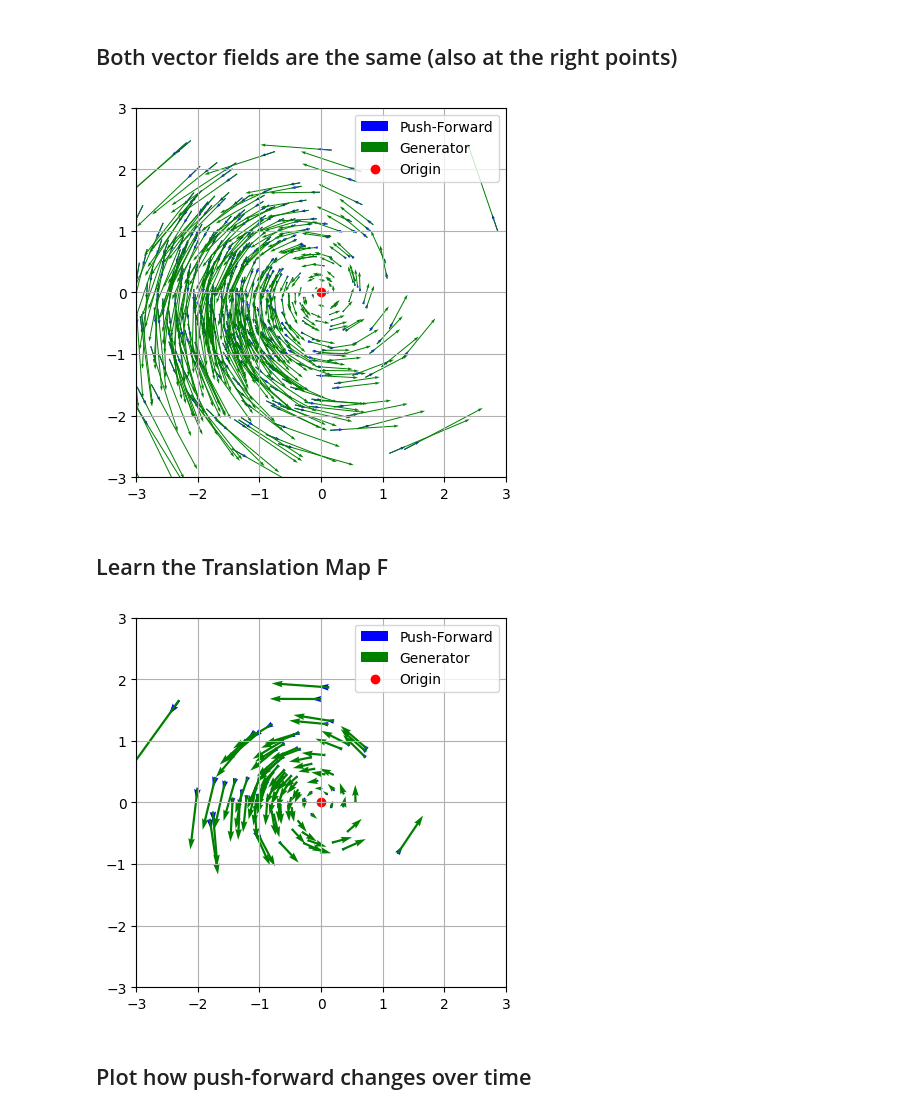
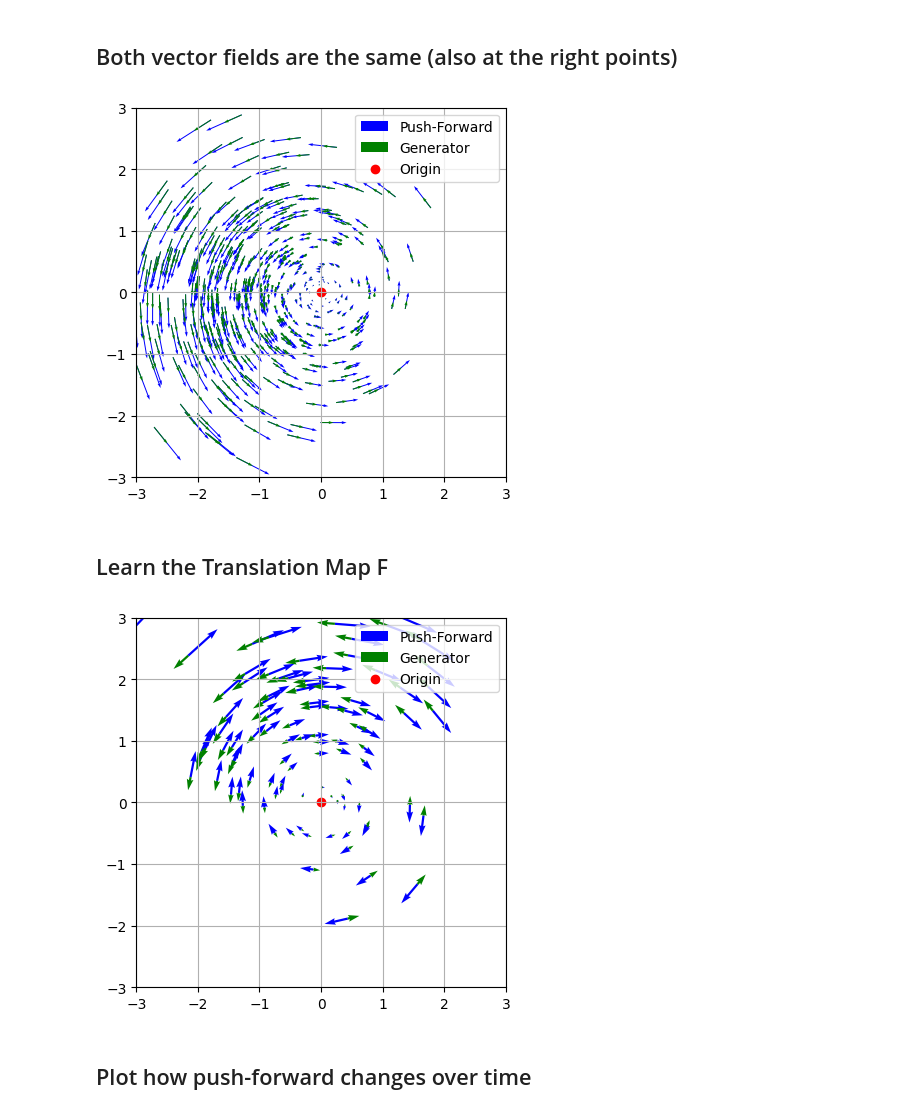
Before and after one commit to PaulNitschke/geo_meta_rl, a Jupyter notebook: differential_task_inference.ipynb, the cells around one changed output. Saved outputs shown, nothing was run; the diff lists cells and outputs as text; code cells hidden in the pictures.

Commit message:
updated frame plotting notebook

```diff
--- a/differential_task_inference.ipynb
+++ b/differential_task_inference.ipynb
@@ -263,13 +263,13 @@ def vector_field_task_1(p: th.tensor)->th.tensor:
 # %%
 # Callables for the vector fields of the base task and the generator of the symmetry that take in a point p and
 # return the vector field evaluated at that point
-META_SYMMETRY_LEARNED=th.tensor([[0, -5], [5,0]], dtype=DTYPE)
+META_SYMMETRY_LEARNED=th.tensor([[0, -0.5], [0.5,0]], dtype=DTYPE)
 base_task_vf_1_callable=lambda p : vector_field_task_1(p)
 generator_vf_1_callable=lambda p : th.matmul(META_SYMMETRY_LEARNED, p)
 base_task_vf_1_callable_batched=th.vmap(base_task_vf_1_callable)
 generator_vf_1_callable_batched=th.vmap(generator_vf_1_callable)
 
-BATCH_SIZE_BRACKET=32
+BATCH_SIZE_BRACKET=128
 ps=th.randn(size=(BATCH_SIZE_BRACKET,STATE_DIM), dtype=DTYPE)
 
 # If generator W is a symmetry of $f$, the infinitesimal generator must again be inside the Kernel.
@@ -311,7 +311,8 @@ _, ps_gen_ortho_comp_kernel=project_onto_subspace(ps_generator, basis=ps_kernel_
 ortho_comp_mean_norm=th.norm(ps_gen_ortho_comp_kernel, dim=1).mean()
 print(f"""Is W a symmetry of Kernel? Yes if and only if norm of orthogonal complement of generator with respect to Kernel is zero.\n
       Is Norm of Orthogonal Complement Zero? {th.allclose(ortho_comp_mean_norm, th.tensor(0.0, dtype=DTYPE), atol=0.01)}
-      Orthogonal complement (mean across sampled points): {ortho_comp_mean_norm.round(decimals=2)}""")
+      Orthogonal complement (mean across sampled points): {ortho_comp_mean_norm.round(decimals=2)}
+      Current Center of Kernel (Symmetry if center is origin): {CENTER_KERNEL}""")
 # %% [output]
 Is W a symmetry of Kernel? Yes if and only if norm of orthogonal complement of generator with respect to Kernel is zero.
 
@@ -328,8 +353,8 @@ Then, both vector fields will once again be F-related.
 # %%
 # Ground-truth transformation that shifts all data one unit to the left, e.g. the base task into the origin
 # We apply H_star to our data and then discard the bias term again afterwards
-H_STAR=th.tensor([[1.0,0.0,-1.0], [0.0, 1.0, 0.0], [0.0, 0.0, 0.1]], dtype=DTYPE, requires_grad=True)
-H_star_func=lambda p: th.matmul(H_STAR, th.cat([p, th.tensor([1.0], dtype=DTYPE)]))[:STATE_DIM] #discard bias term
+H_STAR=th.tensor([[1.0,0.0,-1.0], [0.0, 1.0, 0.0]], dtype=DTYPE, requires_grad=True)
+H_star_func=lambda p: th.matmul(H_STAR, th.cat([p, th.tensor([1.0], dtype=DTYPE)]))
 H_star_func_vec=th.vmap(H_star_func)
 # %%
 ps_test =th.randn(size=(500,STATE_DIM), dtype=DTYPE)
@@ -357,16 +382,16 @@ Is W a symmetry of F-related Kernel? Yes if and only if norm of orthogonal compl
 ## Both vector fields are the same (also at the right points)
 # %%
 import matplotlib.pyplot as plt
-plt.quiver(ps_test_tilde[:,0], ps_test_tilde[:,1], ps_kernel_bases_flat[:,0], ps_kernel_bases_flat[:,1], angles='xy', scale_units='xy', scale=10, color='blue', label="Push-Forward")
-plt.quiver(ps_test_tilde[:,0], ps_test_tilde[:,1], ps_generator_flat[:,0], ps_generator_flat[:,1], angles='xy', scale_units='xy', scale=10, color='green', label="Generator")
+plt.quiver(ps_test_tilde[:,0], ps_test_tilde[:,1], ps_kernel_bases_flat[:,0], ps_kernel_bases_flat[:,1], angles='xy', scale_units='xy', scale=5, color='blue', label="Push-Forward")
+plt.quiver(ps_test_tilde[:,0], ps_test_tilde[:,1], ps_generator_flat[:,0], ps_generator_flat[:,1], angles='xy', scale_units='xy', scale=5, color='green', label="Generator")
 plt.scatter(0,0, label="Origin", color="red")
 plt.xlim(-3, 3)
 plt.ylim(-3, 3)
 plt.gca().set_aspect('equal')
 plt.legend()
 plt.grid()
 # %% [output]
-[figure, old version]
+[figure, new version]
 # %% [markdown]
 ## Learn the Translation Map F
 # %%
@@ -487,8 +512,8 @@ push_forward_kernel, generator_tilde=push_forward_vector_field(ps=ps_vis,
                                                                )
 # %%
 import matplotlib.pyplot as plt
-plt.quiver(H_ps_vis[:,0], H_ps_vis[:,1], push_forward_kernel[:,0], push_forward_kernel[:,1], angles='xy', scale_units='xy', scale=10, color='blue', label="Push-Forward")
-plt.quiver(H_ps_vis[:,0], H_ps_vis[:,1], generator_tilde[:,0], generator_tilde[:,1], angles='xy', scale_units='xy', scale=10, color='green', label="Generator")
+plt.quiver(H_ps_vis[:,0], H_ps_vis[:,1], push_forward_kernel[:,0], push_forward_kernel[:,1], angles='xy', scale_units='xy', scale=5, color='blue', label="Push-Forward")
+plt.quiver(H_ps_vis[:,0], H_ps_vis[:,1], generator_tilde[:,0], generator_tilde[:,1], angles='xy', scale_units='xy', scale=5, color='green', label="Generator")
 plt.scatter(0,0, label="Origin", color="red")
 plt.xlim(-3, 3)
 plt.ylim(-3, 3)
@@ -496,7 +521,7 @@ plt.gca().set_aspect('equal')
 plt.legend()
 plt.grid()
 # %% [output]
-[figure, old version]
+[figure, new version]
 # %% [markdown]
 ## Plot how push-forward changes over time
 # %%
```
Also changed, not shown: parts of 6 cells of this notebook, 4 other files.
